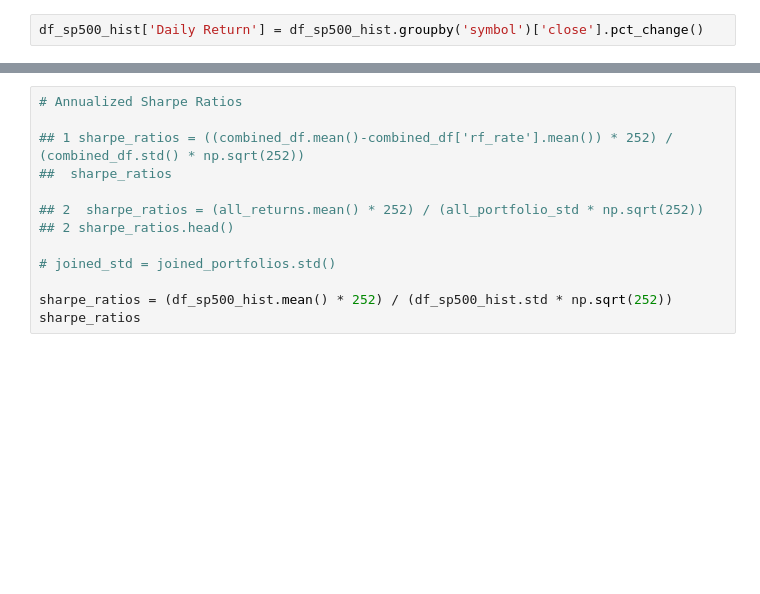
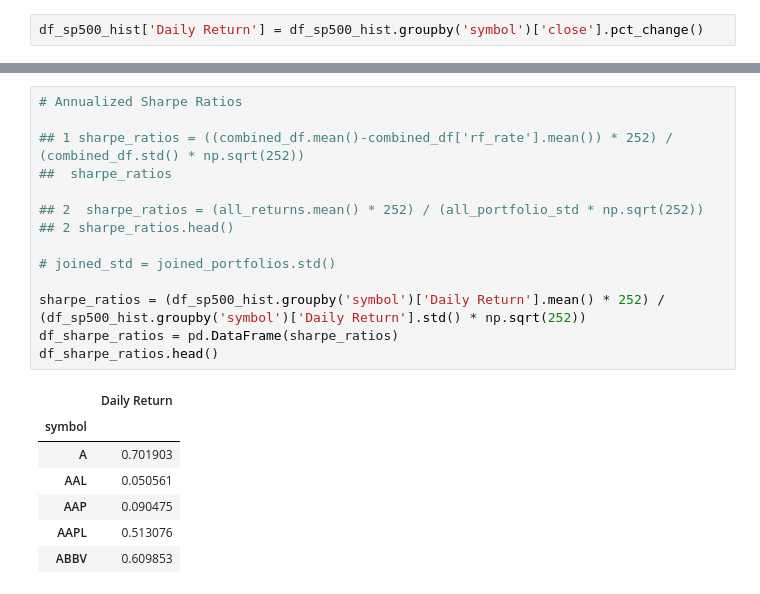
Before and after one commit to sdholmstrom/Project-1---Team-1, a Jupyter notebook: project_1_sh.ipynb, the cells around one changed output, grey strips where cells are left out. Drawn from its saved outputs; the diff is of its cells as text; blank space fills up the shorter version.

```diff
--- a/project_1_sh.ipynb
+++ b/project_1_sh.ipynb
@@ -93,13 +195,22 @@ df_sp500_hist.head()
 # %%
 # Annualized Sharpe Ratios
 
 ## 1 sharpe_ratios = ((combined_df.mean()-combined_df['rf_rate'].mean()) * 252) / (combined_df.std() * np.sqrt(252))
 ##  sharpe_ratios
 
 ## 2  sharpe_ratios = (all_returns.mean() * 252) / (all_portfolio_std * np.sqrt(252))
 ## 2 sharpe_ratios.head()
 
 # joined_std = joined_portfolios.std()
 
-sharpe_ratios = (df_sp500_hist.mean() * 252) / (df_sp500_hist.std * np.sqrt(252))
-sharpe_ratios
+sharpe_ratios = (df_sp500_hist.groupby('symbol')['Daily Return'].mean() * 252) / (df_sp500_hist.groupby('symbol')['Daily Return'].std() * np.sqrt(252))
+df_sharpe_ratios = pd.DataFrame(sharpe_ratios)
+df_sharpe_ratios.head()
+# %% [output]
+|  | Daily Return |
+| symbol |  |
+| A | 0.701903 |
+| AAL | 0.050561 |
+| AAP | 0.090475 |
+| AAPL | 0.513076 |
+| ABBV | 0.609853 |
```
Also changed, not shown: parts of 12 cells of this notebook, 2 other files.
